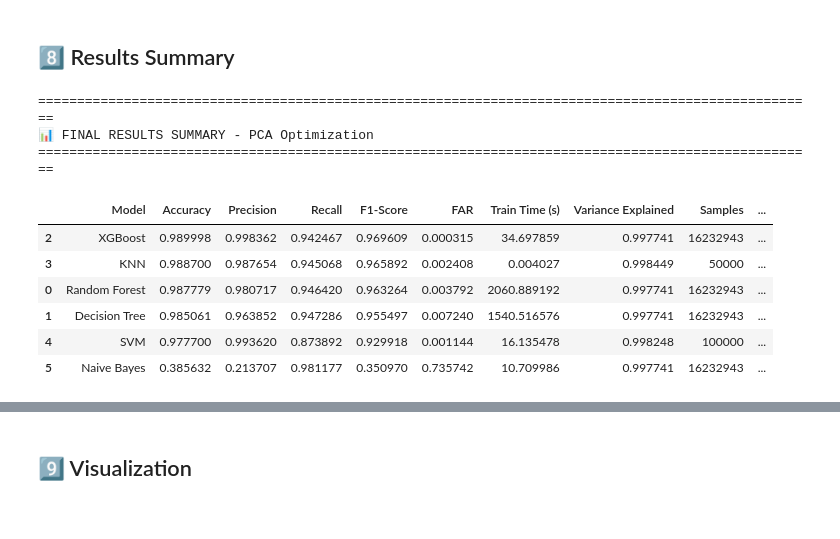
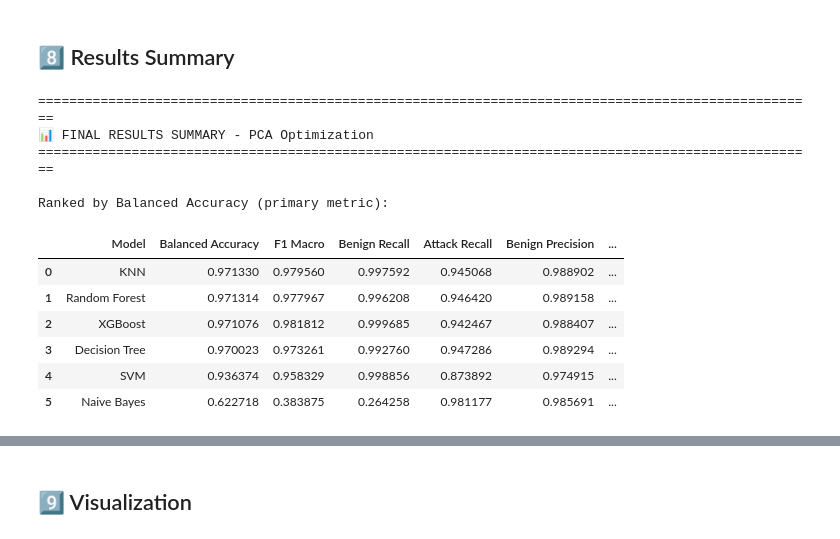
Before and after one commit to zied42/IDS_PCD, a Jupyter notebook: ML_PCA_Optimization.ipynb, the cells around one changed output, grey strips where cells are left out. Drawn from its saved outputs; the diff is of its cells as text; code cells hidden in the pictures.

```diff
--- a/ML_PCA_Optimization.ipynb
+++ b/ML_PCA_Optimization.ipynb
@@ -49,7 +49,7 @@ print("✅ All libraries imported successfully!")
 # CONFIGURATION
 # ========================================
 
-INPUT_FILE = "archive/shared_sample_200k.csv"
+INPUT_FILE = "archive/full_df_binary_labels.csv"
 BASE_MODEL_DIR = "trained_models/ml_optimized/pca/"
 TEST_SIZE = 0.2
 RANDOM_STATE = 42
@@ -446,48 +437,60 @@ print("="*80)
 # %%
 print("\n" + "="*100)
 print("📊 FINAL RESULTS SUMMARY - PCA Optimization")
 print("="*100)
 
 results_df = pd.DataFrame({
-    'Model':              list(results.keys()),
-    'Balanced Accuracy':  [results[m]['balanced_accuracy'] for m in results],
-    'F1 Macro':           [results[m]['f1_macro'] for m in results],
-    'Benign Recall':      [results[m]['benign_recall'] for m in results],
-    'Attack Recall':      [results[m]['attack_recall'] for m in results],
-    'Benign Precision':   [results[m]['benign_precision'] for m in results],
-    'Attack Precision':   [results[m]['attack_precision'] for m in results],
-    'Accuracy':           [results[m]['accuracy'] for m in results],
-    'Train Time (s)':     [results[m]['train_time'] for m in results],
-    'Variance Explained': [results[m]['variance_explained'] for m in results],
-    'Samples':            [results[m]['sample_size'] for m in results],
+    'Model'             : list(results.keys()),
+    'Balanced Accuracy' : [results[m]['balanced_accuracy']  for m in results],
+    'F1 Macro'          : [results[m]['f1_macro']           for m in results],
+    'Benign Recall'     : [results[m]['benign_recall']       for m in results],
+    'Attack Recall'     : [results[m]['attack_recall']       for m in results],
+    'Benign Precision'  : [results[m]['benign_precision']    for m in results],
+    'Attack Precision'  : [results[m]['attack_precision']    for m in results],
+    'Accuracy'          : [results[m]['accuracy']            for m in results],
+    'Train Time (s)'    : [results[m]['train_time']          for m in results],
+    'Variance Explained': [results[m]['variance_explained']  for m in results],
+    'Samples'           : [results[m]['sample_size']         for m in results],
 })
-results_df = results_df.sort_values('Balanced Accuracy', ascending=False)
-results_df['Accuracy %'] = (results_df['Accuracy'] * 100).round(4)
-results_df['FAR %'] = (results_df['FAR'] * 100).round(4)
-results_df['Variance %'] = (results_df['Variance Explained'] * 100).round(2)
+results_df = results_df.sort_values('Balanced Accuracy', ascending=False).reset_index(drop=True)
+results_df['Accuracy %']  = (results_df['Accuracy']           * 100).round(4)
+results_df['Variance %']  = (results_df['Variance Explained'] * 100).round(2)
+results_df['Time (min)']  = (results_df['Train Time (s)']     / 60).round(2)
 
-print("\n")
-display(results_df)
+print('\nRanked by Balanced Accuracy (primary metric):')
+display(results_df[[
+    'Model', 'Balanced Accuracy', 'F1 Macro',
+    'Benign Recall', 'Attack Recall',
+    'Benign Precision', 'Attack Precision',
+    'Accuracy %', 'Variance %', 'Time (min)', 'Samples'
+]].style.background_gradient(
+    subset=['Balanced Accuracy', 'F1 Macro', 'Benign Recall', 'Attack Recall'],
+    cmap='RdYlGn'
+))
 
-print("\n🏆 BEST PERFORMERS:")
-print(f"   Highest Accuracy: {results_df.iloc[0]['Model']} - {results_df.iloc[0]['Accuracy %']:.4f}%")
-print(f"   Lowest FAR: {results_df.loc[results_df['FAR'].idxmin()]['Model']} - {results_df['FAR'].min()*100:.4f}%")
+print('\n🏆 BEST PERFORMERS:')
+best = results_df.iloc[0]
+print(f"   Highest Balanced Accuracy : {best['Model']} — {best['Balanced Accuracy']:.4f}")
+print(f"   Best Benign Recall        : {results_df.loc[results_df['Benign Recall'].idxmax(), 'Model']} — {results_df['Benign Recall'].max():.4f}")
+print(f"   Best Attack Recall        : {results_df.loc[results_df['Attack Recall'].idxmax(), 'Model']} — {results_df['Attack Recall'].max():.4f}")
 
-if results_df.iloc[0]['Model'] == 'XGBoost' and results_df.iloc[0]['Accuracy'] > 0.9997:
-    print(f"\n🎉 SUCCESS! XGBoost achieved paper's best result: {results_df.iloc[0]['Accuracy %']:.4f}%")
+print('\n⚠️  NOTE: Balanced Accuracy is the primary metric — plain accuracy is misleading on imbalanced data.')
+print('    Balanced Accuracy = (Benign Recall + Attack Recall) / 2')
 
 results_path = os.path.join(BASE_MODEL_DIR, 'results_summary.csv')
 results_df.to_csv(results_path, index=False)
-print(f"\n💾 Results saved: {results_path}")
+print(f'\n💾 Results saved: {results_path}')
 # %% [output]
 ====================================================================================================
 📊 FINAL RESULTS SUMMARY - PCA Optimization
 ====================================================================================================
+
+Ranked by Balanced Accuracy (primary metric):
-|  | Model | Accuracy | Precision | Recall | F1-Score | FAR | Train Time (s) | Variance Explained | Samples | ... |
-| 2 | XGBoost | 0.989998 | 0.998362 | 0.942467 | 0.969609 | 0.000315 | 34.697859 | 0.997741 | 16232943 | ... |
-| 3 | KNN | 0.988700 | 0.987654 | 0.945068 | 0.965892 | 0.002408 | 0.004027 | 0.998449 | 50000 | ... |
-| 0 | Random Forest | 0.987779 | 0.980717 | 0.946420 | 0.963264 | 0.003792 | 2060.889192 | 0.997741 | 16232943 | ... |
-| 1 | Decision Tree | 0.985061 | 0.963852 | 0.947286 | 0.955497 | 0.007240 | 1540.516576 | 0.997741 | 16232943 | ... |
-| 4 | SVM | 0.977700 | 0.993620 | 0.873892 | 0.929918 | 0.001144 | 16.135478 | 0.998248 | 100000 | ... |
-| 5 | Naive Bayes | 0.385632 | 0.213707 | 0.981177 | 0.350970 | 0.735742 | 10.709986 | 0.997741 | 16232943 | ... |
+|  | Model | Balanced Accuracy | F1 Macro | Benign Recall | Attack Recall | Benign Precision | ... |
+| 0 | KNN | 0.971330 | 0.979560 | 0.997592 | 0.945068 | 0.988902 | ... |
+| 1 | Random Forest | 0.971314 | 0.977967 | 0.996208 | 0.946420 | 0.989158 | ... |
+| 2 | XGBoost | 0.971076 | 0.981812 | 0.999685 | 0.942467 | 0.988407 | ... |
+| 3 | Decision Tree | 0.970023 | 0.973261 | 0.992760 | 0.947286 | 0.989294 | ... |
+| 4 | SVM | 0.936374 | 0.958329 | 0.998856 | 0.873892 | 0.974915 | ... |
+| 5 | Naive Bayes | 0.622718 | 0.383875 | 0.264258 | 0.981177 | 0.985691 | ... |
 🏆 BEST PERFORMERS:
```
Also changed, not shown: parts of 3 cells of this notebook, 10 other files.
